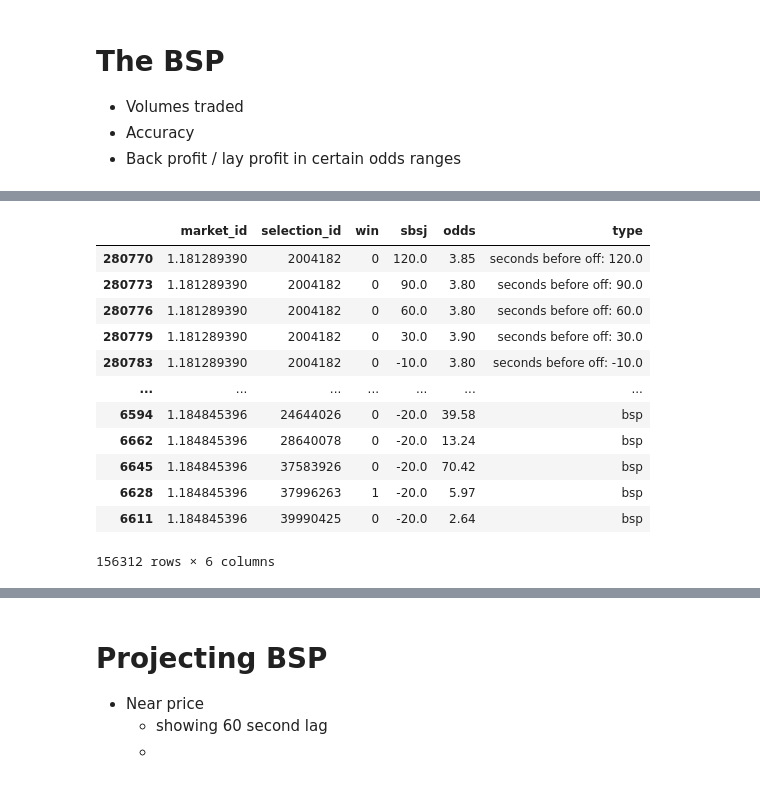
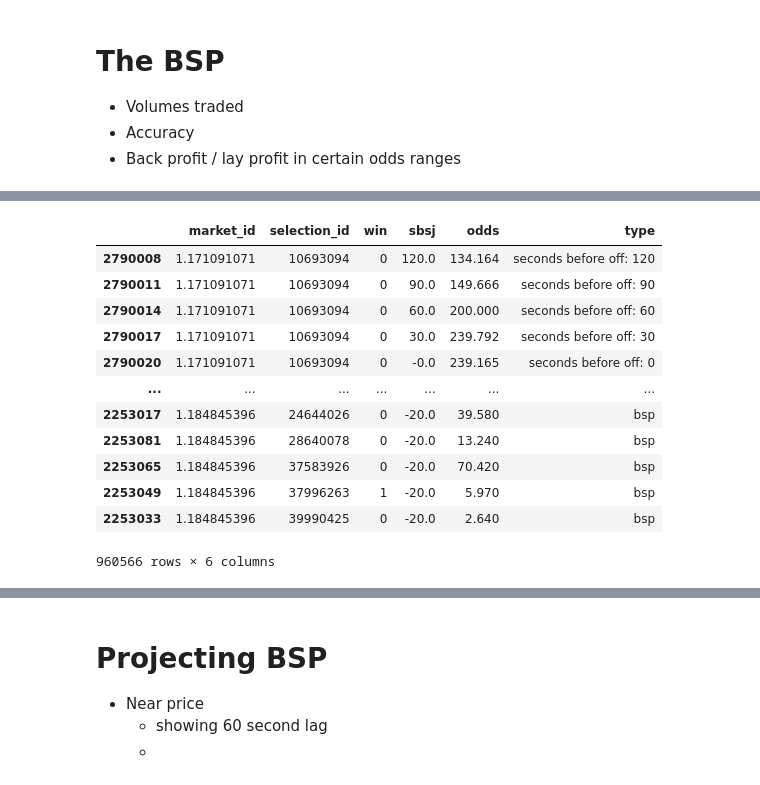
Before and after one commit to TMBish/bfStreamTutorials, a Jupyter notebook: 04-bsp/02-analysis/bsp-analysis.ipynb, the cells around one changed output, grey strips where cells are left out. Cells and saved outputs as stored; diff of their text form; code cells hidden in the pictures.

```diff
--- a/04-bsp/02-analysis/bsp-analysis.ipynb
+++ b/04-bsp/02-analysis/bsp-analysis.ipynb
@@ -23,5 +25,11 @@ prices = pd.read_csv(
     dtype={'market_id': 'string', 'selection_id': 'string', 'atb_ladder': 'string', 'atl_ladder': 'string'},
     parse_dates=['time']
 )
+prices['atb_ladder'] = [ast.literal_eval(x) for x in prices['atb_ladder']]
+prices['atl_ladder'] = [ast.literal_eval(x) for x in prices['atl_ladder']]
+
+# Drop the first row within each group
+prices = prices.drop(prices.groupby(['market_id', 'selection_id'],as_index=False).nth(0).index)
+
 prices.head(3)
 # %% [output]
@@ -56,13 +161,13 @@ prices.query('market_id == "1.183995724" and selection_id == "22832649"')
 # %%
 # Join and augment
-# prices['atb_ladder'] = [ast.literal_eval(x) for x in prices['atb_ladder']]
-# prices['atl_ladder'] = [ast.literal_eval(x) for x in prices['atl_ladder']]
-
 df = (
     selection.merge(prices, on = ['market_id', 'selection_id'])
     .assign(sbsj = lambda x: round((x['market_time'] - x['time']).dt.total_seconds() / 10) * 10)
     .assign(back_best = lambda x: [np.nan if d.get('p') is None else d.get('p')[0] for d in x['atb_ladder']])
     .assign(lay_best = lambda x: [np.nan if d.get('p') is None else d.get('p')[0] for d in x['atl_ladder']])
+    .assign(geometric_mid_point = lambda x: round(1 / np.sqrt((1/x['back_best']) * (1/x['lay_best'])), 3))
+    .assign(ladder_mid_point = lambda x: x.apply(lambda x: bfLadderMidPoint(x.back_best, x.lay_best), axis=1))
+    .replace([np.inf, -np.inf], np.nan)
 )
 
 df.head(3)
@@ -99,28 +188,29 @@ df.groupby('sbsj', as_index = False).size().sort_values('size')
 # %%
 # Accuracy
 # ___________________________
 
-# Prepare dataframe with
+# Prepare dataframe with BSP and the geometric midpoint first
 
-preplay = df[df.sbsj.isin([120,90,60,30,-10])][['market_id', 'selection_id', 'win', 'sbsj', 'back_best']].sort_values(['market_id', 'selection_id', 'sbsj'], ascending = [True, True, False]).rename(columns={'back_best': 'odds'}).assign(type = lambda x: "seconds before off: " + x['sbsj'].astype(str))
+preplay = df[df.sbsj.isin([120,90,60,30,0])][['market_id', 'selection_id', 'win', 'sbsj', 'geometric_mid_point']].sort_values(['market_id', 'selection_id', 'sbsj'], ascending = [True, True, False]).rename(columns={'geometric_mid_point': 'odds'}).assign(type = lambda x: "seconds before off: " + x['sbsj'].astype(int).astype(str))
+
 bsp = df.sort_values(['market_id', 'selection_id', 'time'], ascending = [True, True, False]).groupby(['market_id', 'selection_id']).head(1)[['market_id', 'selection_id', 'win', 'sbsj', 'bsp']].rename(columns={'bsp': 'odds'}).assign(type = "bsp")
 
 accuracyFrame = pd.concat([preplay, bsp]).dropna()
 accuracyFrame
 # %% [output]
 |  | market_id | selection_id | win | sbsj | odds | type |
-| 280770 | 1.181289390 | 2004182 | 0 | 120.0 | 3.85 | seconds before off: 120.0 |
-| 280773 | 1.181289390 | 2004182 | 0 | 90.0 | 3.80 | seconds before off: 90.0 |
-| 280776 | 1.181289390 | 2004182 | 0 | 60.0 | 3.80 | seconds before off: 60.0 |
-| 280779 | 1.181289390 | 2004182 | 0 | 30.0 | 3.90 | seconds before off: 30.0 |
-| 280783 | 1.181289390 | 2004182 | 0 | -10.0 | 3.80 | seconds before off: -10.0 |
+| 2790008 | 1.171091071 | 10693094 | 0 | 120.0 | 134.164 | seconds before off: 120 |
+| 2790011 | 1.171091071 | 10693094 | 0 | 90.0 | 149.666 | seconds before off: 90 |
+| 2790014 | 1.171091071 | 10693094 | 0 | 60.0 | 200.000 | seconds before off: 60 |
+| 2790017 | 1.171091071 | 10693094 | 0 | 30.0 | 239.792 | seconds before off: 30 |
+| 2790020 | 1.171091071 | 10693094 | 0 | -0.0 | 239.165 | seconds before off: 0 |
 | ... | ... | ... | ... | ... | ... | ... |
-| 6594 | 1.184845396 | 24644026 | 0 | -20.0 | 39.58 | bsp |
-| 6662 | 1.184845396 | 28640078 | 0 | -20.0 | 13.24 | bsp |
-| 6645 | 1.184845396 | 37583926 | 0 | -20.0 | 70.42 | bsp |
-| 6628 | 1.184845396 | 37996263 | 1 | -20.0 | 5.97 | bsp |
-| 6611 | 1.184845396 | 39990425 | 0 | -20.0 | 2.64 | bsp |
+| 2253017 | 1.184845396 | 24644026 | 0 | -20.0 | 39.580 | bsp |
+| 2253081 | 1.184845396 | 28640078 | 0 | -20.0 | 13.240 | bsp |
+| 2253065 | 1.184845396 | 37583926 | 0 | -20.0 | 70.420 | bsp |
+| 2253049 | 1.184845396 | 37996263 | 1 | -20.0 | 5.970 | bsp |
+| 2253033 | 1.184845396 | 39990425 | 0 | -20.0 | 2.640 | bsp |
-156312 rows × 6 columns
+960566 rows × 6 columns
 # %%
 # Implied chance vs Actual chance ++++++++++++++++++++++++++++++++++++++++
 
```
Also changed, not shown: parts of 26 cells of this notebook, 1 other file.
